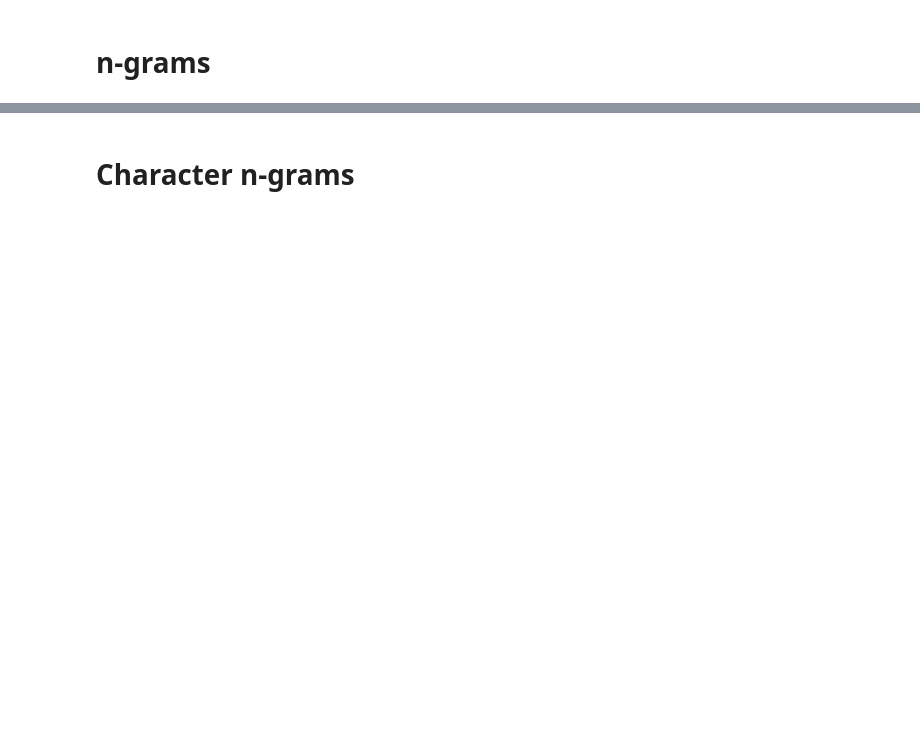
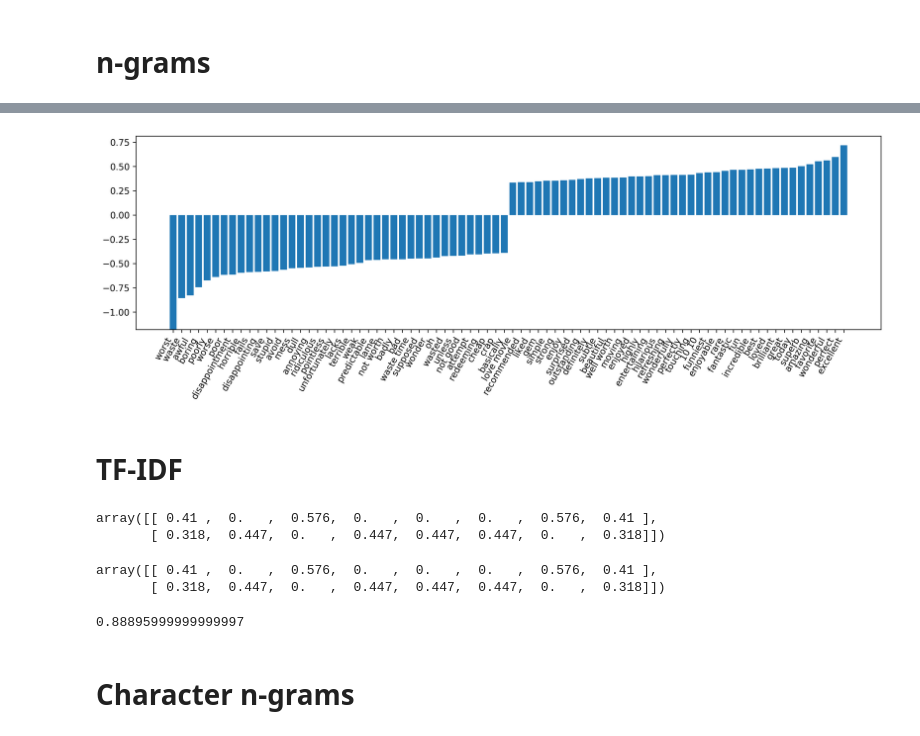
Before and after one commit to amueller/applied_ml_spring_2017, a Jupyter notebook: slides/aml-19.ipynb, the cells around one changed output, grey strips where cells are left out. Cells and saved outputs as stored; diff of their text form; code cells hidden in the pictures; blank space fills up the shorter version.

```diff
--- a/slides/aml-19.ipynb
+++ b/slides/aml-19.ipynb
@@ -201,0 +363,5 @@ print("Vocabulary:\n{}".format(cv.get_feature_names()))
+# %%
+my_stopwords = set(ENGLISH_STOP_WORDS)
+my_stopwords.remove("well")
+my_stopwords.remove("not")
+my_stopwords.add("ve")
@@ -201,0 +376,7 @@ print("Vocabulary:\n{}".format(cv.get_feature_names()))
+# %%
+plt.figure(figsize=(15, 4))
+plot_important_features(lr3msw.coef_.ravel(), np.array(vect3msw.get_feature_names()), top_n=40)
+# %% [output]
+[figure, added]
+# %% [markdown]
+# TF-IDF
@@ -202,2 +385,23 @@ print("Vocabulary:\n{}".format(cv.get_feature_names()))
+# %%
+malory_tfidf = TfidfVectorizer().fit_transform(malory)
+malory_tfidf.toarray()
+# %% [output]
+array([[ 0.41 ,  0.   ,  0.576,  0.   ,  0.   ,  0.   ,  0.576,  0.41 ],
+       [ 0.318,  0.447,  0.   ,  0.447,  0.447,  0.447,  0.   ,  0.318]])
+# %%
+malory_tfidf = make_pipeline(CountVectorizer(), TfidfTransformer()).fit_transform(malory)
+malory_tfidf.toarray()
+# %% [output]
+array([[ 0.41 ,  0.   ,  0.576,  0.   ,  0.   ,  0.   ,  0.576,  0.41 ],
+       [ 0.318,  0.447,  0.   ,  0.447,  0.447,  0.447,  0.   ,  0.318]])
+# %%
+from sklearn.feature_extraction.text import TfidfVectorizer
+tfidf = TfidfVectorizer(ngram_range=(1, 3), min_df=4, stop_words=my_stopwords)
+X_train_tfidf = tfidf.fit_transform(text_train_sub)
+lr = LogisticRegressionCV().fit(X_train_tfidf, y_train_sub)
+X_val_tfidf = tfidf.transform(text_val)
+lr.score(X_val_tfidf, y_val)
+# %% [output]
+0.88895999999999997
 # %% [markdown]
 # Character n-grams
```
Also changed, not shown: parts of 83 cells of this notebook, 2 other files.
